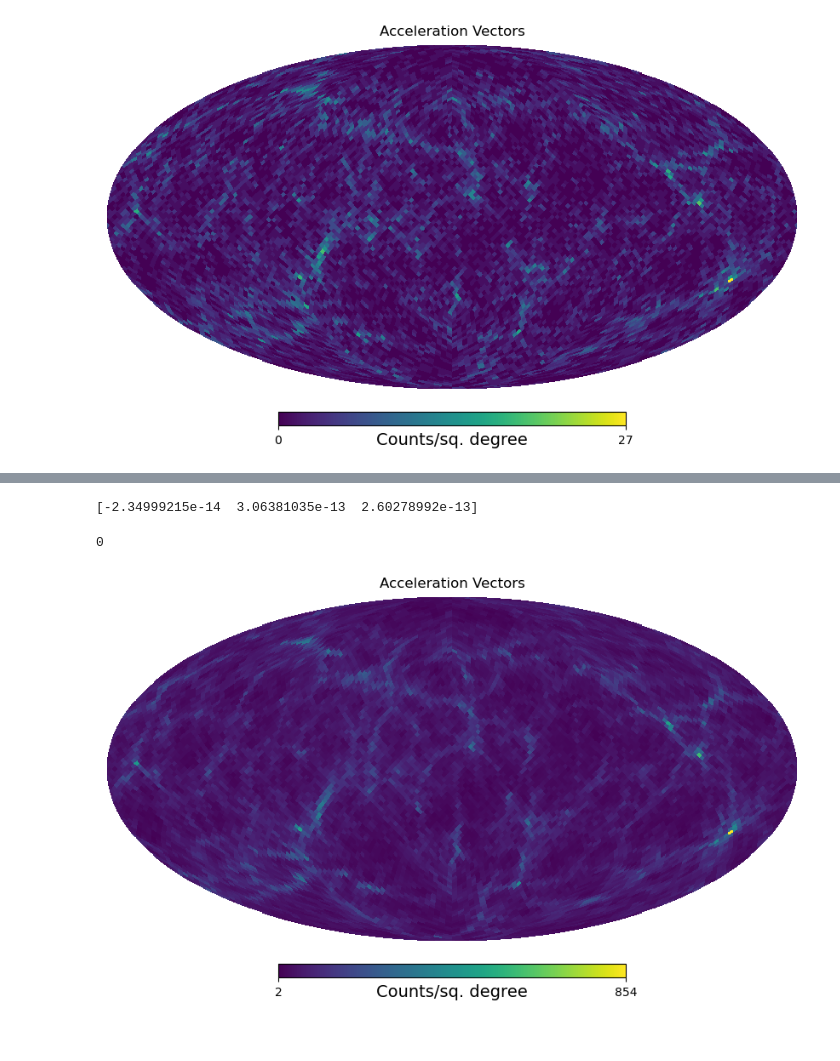
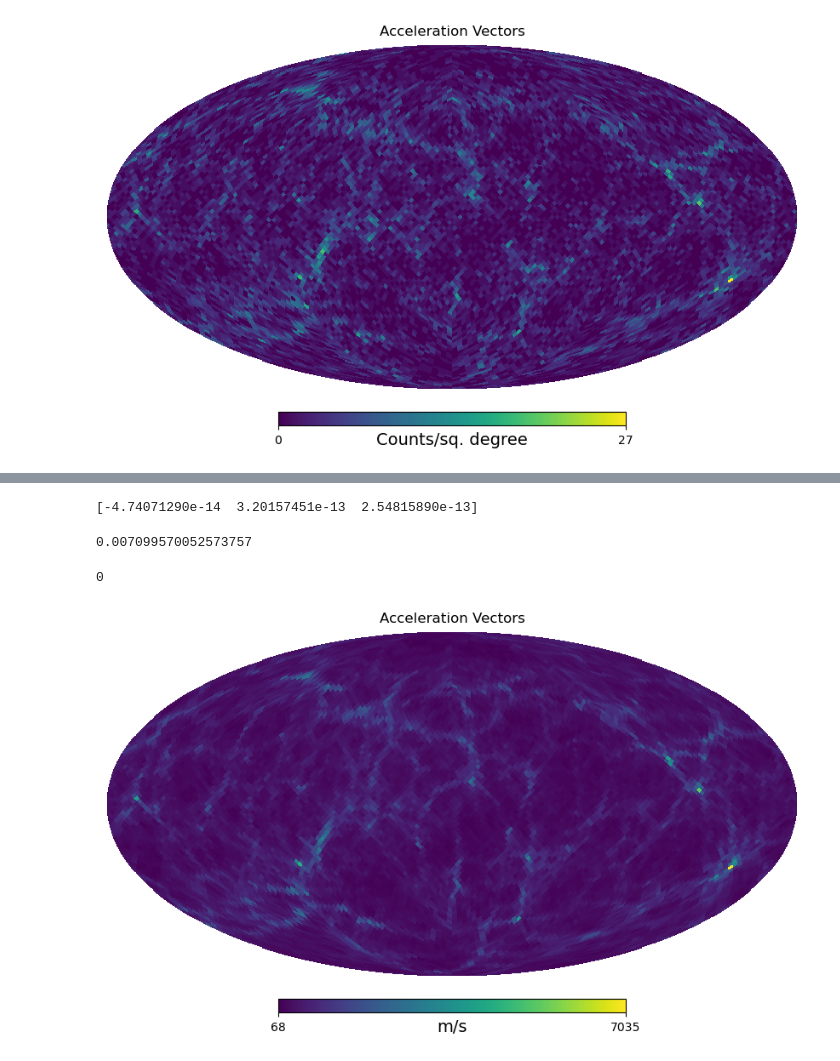
Before and after one commit to tsiskar/Master_Project2, a Jupyter notebook: skymap2.ipynb, the cells around one changed output, grey strips where cells are left out. Cells and saved outputs as stored; diff of their text form; code cells hidden in the pictures.

```diff
--- a/skymap2.ipynb
+++ b/skymap2.ipynb
@@ -87,3 +87,13 @@ counts, _ = np.histogram(pix_indices, bins=hp.nside2npix(Nside), weights=None)
 hp.mollview(counts, title='Acceleration Vectors', unit='Counts/sq. degree')
 # %% [output]
 [figure]
+# %%
+a_r=np.zeros(s)
+for i in range(s):
+    a_r[i]=np.sqrt(a_cart[i][0]**2+a_cart[i][1]**2+a_cart[i][2]**2)
+# %%
+theta=np.zeros(s)
+phi=np.zeros(s)
+for i in range(s):
+    theta[i]=np.arctan(a_cart[i][1]/a_cart[i][0])
+    phi[i]=np.arccos(a_cart[i][2]/a_r[i])
@@ -165,3 +185,13 @@ hp.mollview(counts2, title='Acceleration Vectors', unit='Counts/sq. degree')
 # %% [output]
 [figure]
 [figure]
+# %%
+a_r2=np.zeros(s2)
+for i in range(s2):
+    a_r2[i]=np.sqrt(a_cart2[i][0]**2+a_cart2[i][1]**2+a_cart2[i][2]**2)
+# %%
+theta2=np.zeros(s2)
+phi2=np.zeros(s2)
+for i in range(s2):
+    theta2[i]=np.arctan(a_cart2[i][1]/a_cart2[i][0])
+    phi2[i]=np.arccos(a_cart2[i][2]/a_r2[i])
@@ -205,13 +245,16 @@ a=v_MW/age
 a_mag3=np.sqrt(acc_tot3[0]**2+acc_tot3[1]**2+acc_tot3[2]**2)
 #print(a_mag)
 # %% [output]
-[-2.34999215e-14  3.06381035e-13  2.60278992e-13]
+[-4.74071290e-14  3.20157451e-13  2.54815890e-13]
 # %%
 a_cart3=np.zeros((s3,3))
 for i in range(s3):
     a_cart3[i]=acc_scal3[i]*r_vec3[i]
 #print (a_cart)
 #print(a_cart.shape)
+print(acc_sca[4071])
+# %% [output]
+0.007099570052573757
 # %%
 # now let us see hoe many halos give comparable acceleration to v_MW/age
 #print(a_cart)
@@ -226,22 +269,23 @@ print(k)
 # %%
 import numpy as np
 import astropy.units as u
 from astropy.coordinates import SkyCoord, CartesianRepresentation
 import matplotlib.pyplot as plt
 import healpy as hp
 
 Nside3 = 32
 npix3 = hp.nside2npix(Nside3)
 vecs3 = a_cart3
 # convert sky coordinates to Galactic coordinates and then in pixels
 pix_indices3=hp.pixelfunc.vec2pix(Nside3, list(vecs3[:,0]*u.dimensionless_unscaled),
         list(vecs3[:,1]*u.dimensionless_unscaled),
         list(vecs3[:,2]*u.dimensionless_unscaled))
 
 # Compute the number of acceleration vectors in each pixel
-counts3, _ = np.histogram(pix_indices3, bins=hp.nside2npix(Nside3), weights=None)
+bins=hp.nside2npix(Nside3)
+counts3, _ = np.histogram(pix_indices3, bins, weights=None)
 
 # Plot the skymap
-hp.mollview(counts3, title='Acceleration Vectors', unit='Counts/sq. degree')
+hp.mollview(counts3, title='Acceleration Vectors', unit='m/s')
 # %% [output]
-[figure, old version]
+[figure, new version]
```
Also changed, not shown: parts of 13 cells of this notebook.
